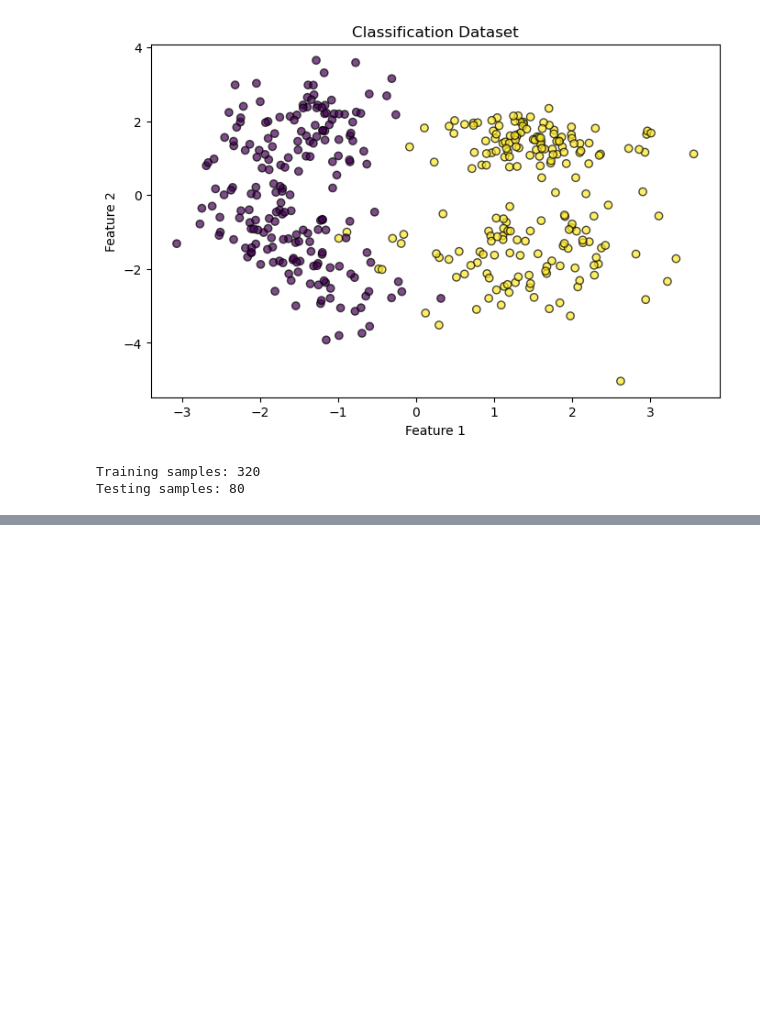
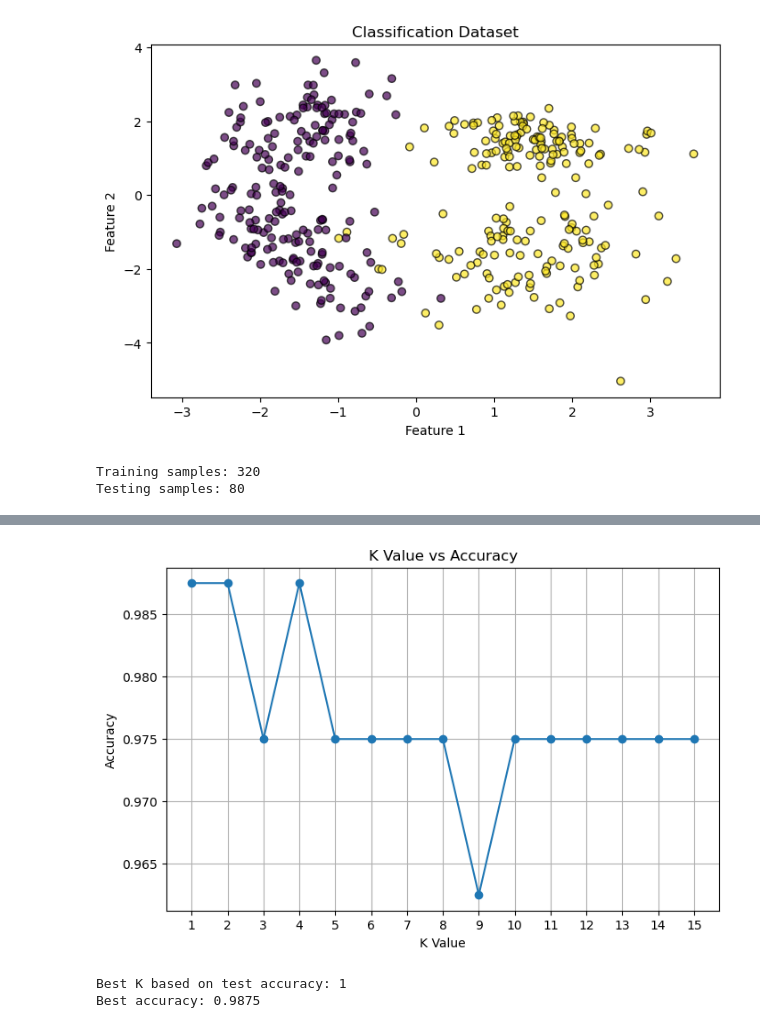
Before and after one commit to AHMAD-ALI5/machine-learning-from-scratch, a Jupyter notebook: machine-learning-from-scratch/Classification/KNN.ipynb, the cells around one changed output, grey strips where cells are left out. Saved outputs shown, nothing was run; the diff lists cells and outputs as text; code cells hidden in the pictures; blank space fills up the shorter version.

```diff
--- a/machine-learning-from-scratch/Classification/KNN.ipynb
+++ b/machine-learning-from-scratch/Classification/KNN.ipynb
@@ -109,0 +197,31 @@ Testing samples: 80
+# %%
+k_values = range(1, 16)
+accuracies = []
+
+for k in k_values:
+    model = KNNScratch(k=k)
+    model.fit(X_train_scaled, y_train)
+
+    predictions = model.predict(X_test_scaled)
+    accuracies.append(accuracy_score(y_test, predictions))
+
+plt.figure(figsize=(8, 5))
+
+plt.plot(k_values, accuracies, marker="o")
+
+plt.xlabel("K Value")
+plt.ylabel("Accuracy")
+plt.title("K Value vs Accuracy")
+plt.xticks(list(k_values))
+plt.grid(True)
+plt.show()
+# %% [output]
+[figure, added]
+# %%
+best_k = k_values[np.argmax(accuracies)]
+
+print("Best K based on test accuracy:", best_k)
+print("Best accuracy:", max(accuracies))
+# %% [output]
+Best K based on test accuracy: 1
+Best accuracy: 0.9875
```
Also changed, not shown: parts of 7 cells of this notebook.
